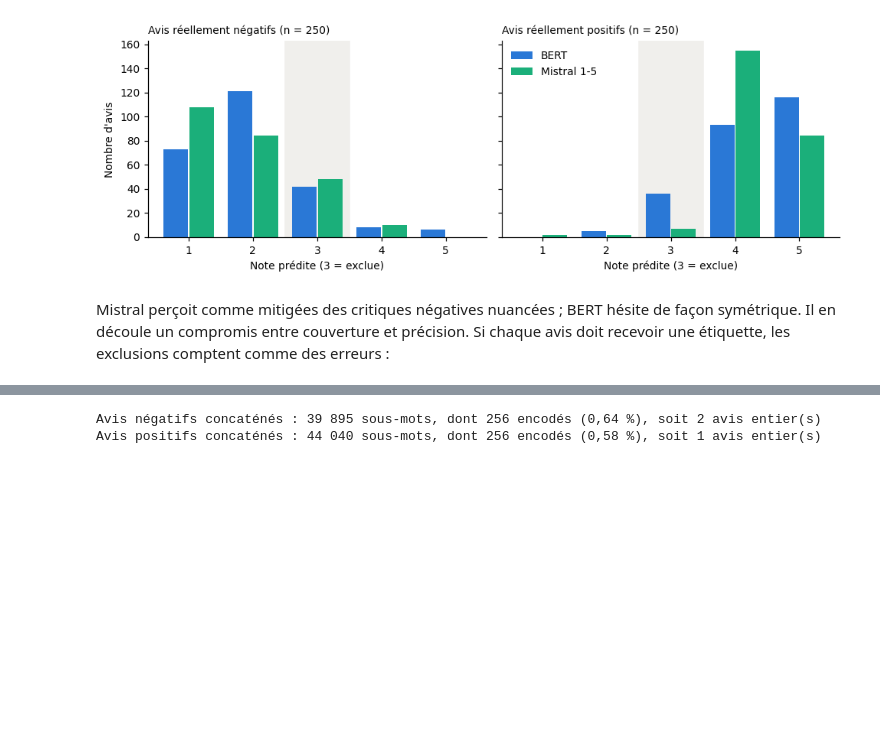
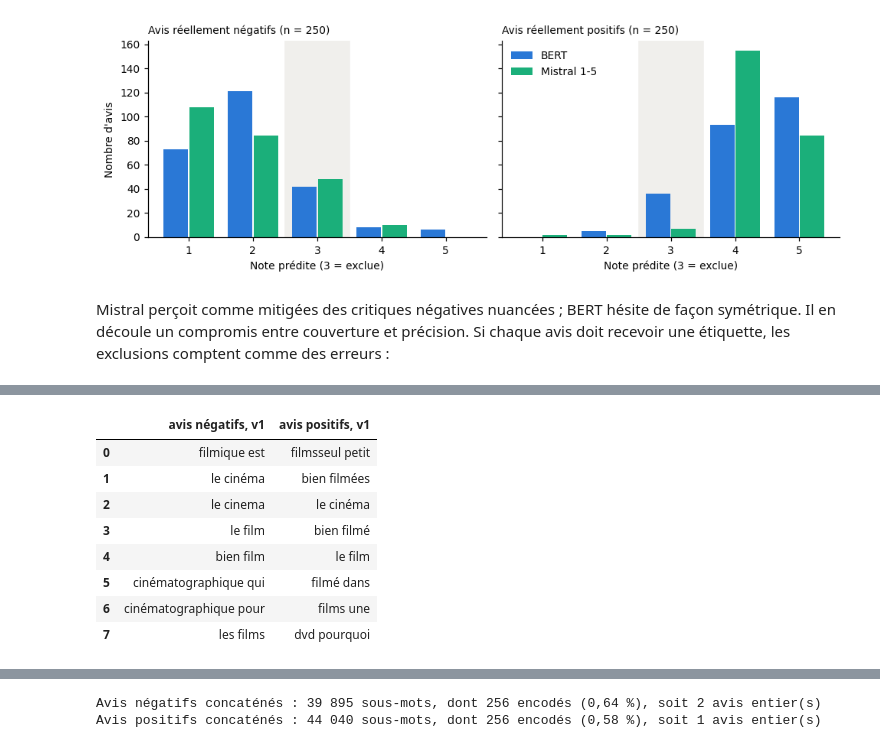
Before and after one commit to SamyAitamir/analyse-avis-llm, a Jupyter notebook: analyse_avis.ipynb, the cells around one changed output, grey strips where cells are left out. Cells and saved outputs as stored; diff of their text form; code cells hidden in the pictures; blank space fills up the shorter version.

```diff
--- a/analyse_avis.ipynb
+++ b/analyse_avis.ipynb
@@ -318,0 +334,26 @@ KeyBERT classe des n-grammes candidats selon leur similarité avec l'embedding d
+# %%
+def lire_keybert(chemin):
+    # Sorties console des scripts 10, enregistrées dans mesures/resultats/
+    blocs, courant = {}, None
+    for ligne in open(chemin, encoding="utf-8"):
+        ligne = ligne.strip()
+        if ligne.startswith("==="):
+            courant = "négatifs" if "NÉGATIFS" in ligne else "positifs"
+            blocs[courant] = []
+        elif ligne and courant:
+            blocs[courant].append(ligne.rsplit(":", 1)[0])
+    return blocs
+
+
+v1 = lire_keybert("mesures/resultats/sortie_10_keywords.txt")
+pd.DataFrame({"avis négatifs, v1": v1["négatifs"][:8], "avis positifs, v1": v1["positifs"][:8]})
+# %% [output]
+|  | avis négatifs, v1 | avis positifs, v1 |
+| 0 | filmique est | filmsseul petit |
+| 1 | le cinéma | bien filmées |
+| 2 | le cinema | le cinéma |
+| 3 | le film | bien filmé |
+| 4 | bien film | le film |
+| 5 | cinématographique qui | filmé dans |
+| 6 | cinématographique pour | films une |
+| 7 | les films | dvd pourquoi |
```
Also changed, not shown: parts of 21 cells of this notebook, 24 other files.
